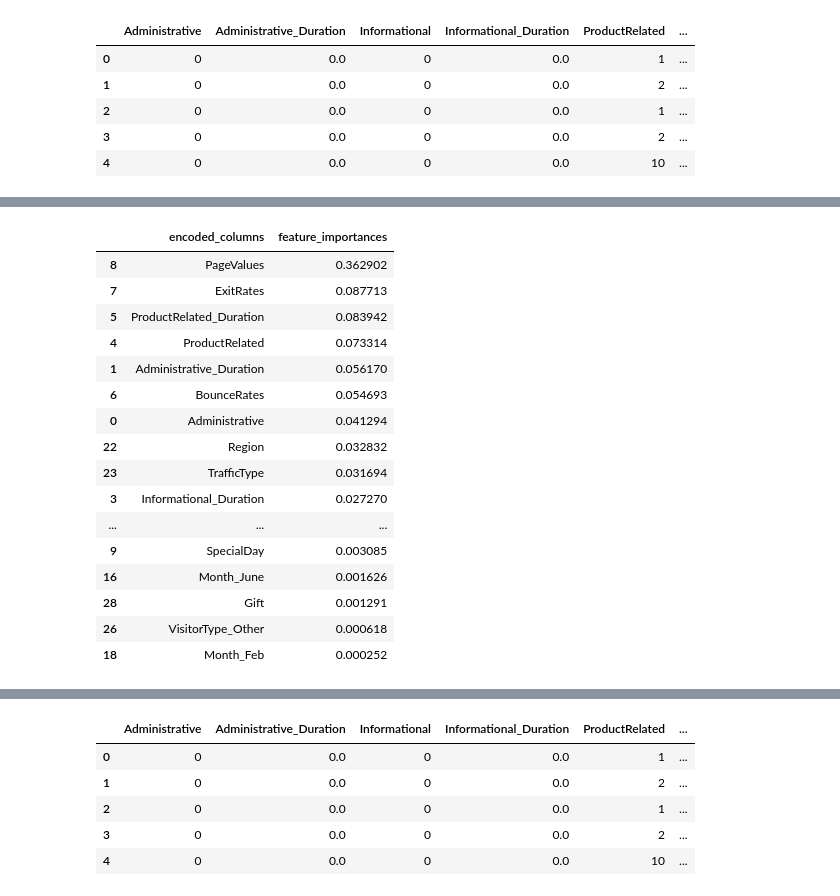
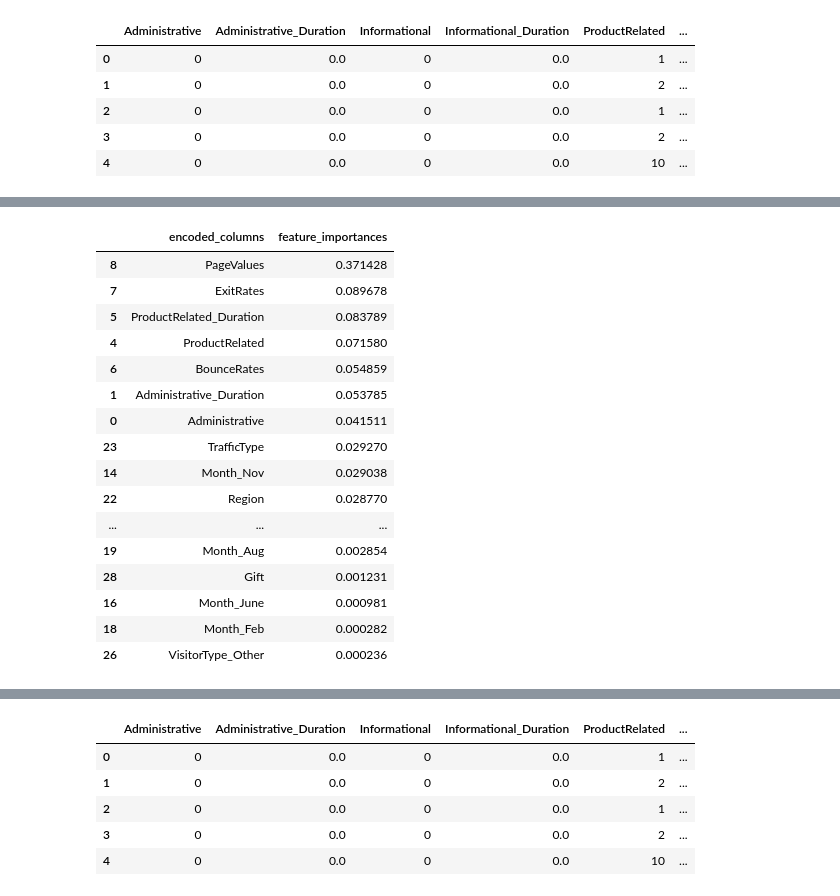
Before and after one commit to AndrewArnett/BuildWeek2, a Jupyter notebook: Build_Week_2.ipynb, the cells around one changed output, grey strips where cells are left out. Saved outputs shown, nothing was run; the diff lists cells and outputs as text; code cells hidden in the pictures.

```diff
--- a/Build_Week_2.ipynb
+++ b/Build_Week_2.ipynb
@@ -45,3 +54,5 @@ df = pd.read_csv('https://archive.ics.uci.edu/ml/machine-learning-databases/0046
+# %%
+df = pd.read_csv('online_shoppers_intention.csv')
 # %%
 from pandas_profiling import ProfileReport
 
@@ -61,0 +75,6 @@ df.head()
+# %%
+df1 = df.copy()
+df1['Returning'] = df1['VisitorType'] == 'Returning_Visitor'
+df1['Gift'] = (df1['SpecialDay']>=0.6) & (df1['Returning']==True)
+df1 = df1.drop('Returning', axis=1)
+df1.head()
@@ -79,0 +102,8 @@ df.head()
+# %%
+log_model1 = make_pipeline(
+    OneHotEncoder(use_cat_names=True),
+    StandardScaler(),
+    LogisticRegression()
+)
+
+log_model1.fit(X_train, y_train)
@@ -80,12 +188,12 @@ df.head()
 # %%
-#for_model = make_pipeline(
+model = make_pipeline(
     OneHotEncoder(use_cat_names=True),
-    SimpleImputer(strategy='mean'),
     StandardScaler(),
-    RandomForestClassifier(random_state=23)
-#)
+    RandomForestClassifier(n_estimators=500, criterion='entropy', min_samples_leaf=2,
+                           random_state=23)
+)
 
-#for_model.fit(X_train, y_train)
+model.fit(X_train, y_train)
 # %% [output]
 Pipeline(memory=None,
          steps=[('onehotencoder',
@@ -200,26 +273,26 @@ Text(0, 0.5, 'True Positive Rate')
 # %%
-#ok = for_model.named_steps['randomforestclassifier'].feature_importances_
+ok = model.named_steps['randomforestclassifier'].feature_importances_
 
-#encoder = for_model.named_steps['onehotencoder']
-#encoded_columns = encoder.transform(X_val).columns
+encoder = model.named_steps['onehotencoder']
+encoded_columns = encoder.transform(X_val).columns
 
-#df1 = pd.DataFrame({'encoded_columns':encoded_columns,'feature_importances':ok})
-#df1.sort_values('feature_importances', ascending=False)
+importance = pd.DataFrame({'encoded_columns':encoded_columns,'feature_importances':ok})
+importance.sort_values('feature_importances', ascending=False)
 # %% [output]
 |  | encoded_columns | feature_importances |
-| 8 | PageValues | 0.362902 |
-| 7 | ExitRates | 0.087713 |
-| 5 | ProductRelated_Duration | 0.083942 |
-| 4 | ProductRelated | 0.073314 |
-| 1 | Administrative_Duration | 0.056170 |
-| 6 | BounceRates | 0.054693 |
-| 0 | Administrative | 0.041294 |
-| 22 | Region | 0.032832 |
-| 23 | TrafficType | 0.031694 |
-| 3 | Informational_Duration | 0.027270 |
+| 8 | PageValues | 0.371428 |
+| 7 | ExitRates | 0.089678 |
+| 5 | ProductRelated_Duration | 0.083789 |
+| 4 | ProductRelated | 0.071580 |
+| 6 | BounceRates | 0.054859 |
+| 1 | Administrative_Duration | 0.053785 |
+| 0 | Administrative | 0.041511 |
+| 23 | TrafficType | 0.029270 |
+| 14 | Month_Nov | 0.029038 |
+| 22 | Region | 0.028770 |
 | ... | ... | ... |
-| 9 | SpecialDay | 0.003085 |
-| 16 | Month_June | 0.001626 |
-| 28 | Gift | 0.001291 |
-| 26 | VisitorType_Other | 0.000618 |
-| 18 | Month_Feb | 0.000252 |
+| 19 | Month_Aug | 0.002854 |
+| 28 | Gift | 0.001231 |
+| 16 | Month_June | 0.000981 |
+| 18 | Month_Feb | 0.000282 |
+| 26 | VisitorType_Other | 0.000236 |
```
Also changed, not shown: parts of 78 cells of this notebook.
